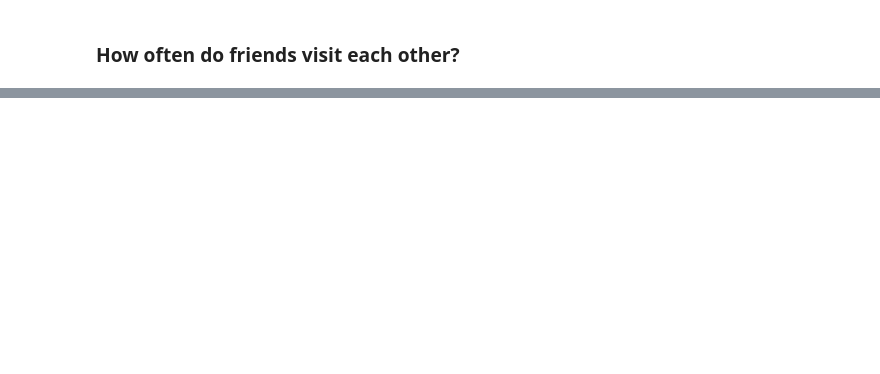
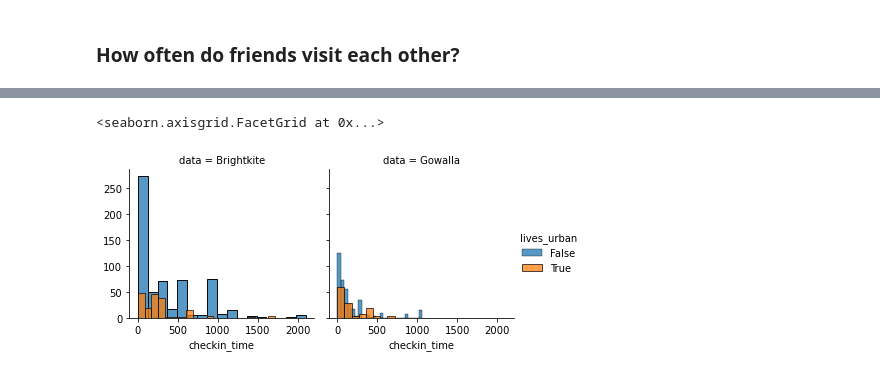
Before and after one commit to epfl-ada/ada-2020-project-milestone-p3-p3_, a Jupyter notebook: Research_question_2.ipynb, the cells around one changed output, grey strips where cells are left out. Cells and saved outputs as stored; diff of their text form; code cells hidden in the pictures; blank space fills up the shorter version.

```diff
--- a/Research_question_2.ipynb
+++ b/Research_question_2.ipynb
@@ -128,2 +155,3 @@ bk_checkins_merged.head(3)
 # %%
 B_homes = B_homes[B_homes.index.isin(bk_checkins['user_id'])]#.isin()
+G_homes = G_homes[G_homes.index.isin(gw_checkins['user_id'])]#.isin()
@@ -159,7 +158,7 @@ lives_in_city(B_homes, cities)
 # %%
-merge = B_homes.merge(cities, left_on = 'country', right_on = 'iso2')
-merge['distance_to_city'] = merge.apply(lambda row: distance((row['latitude'], row['longitude']), (row['lat'],row['lng']) ).km, axis = 1)
-lives_urban = merge.groupby("user_id").apply(lambda x: (x['distance_to_city'] < x['radius']).any()).to_frame()
-lives_urban = lives_urban.rename(columns = {0:'lives_urban'})
-homes = B_homes.merge(lives_urban, left_on = 'user_id', right_index = True)
-homes
+# Does user live in a city?
+B_merge = B_homes.merge(cities, left_on = 'country', right_on = 'iso2')
+B_merge['distance_to_city'] = B_merge.apply(lambda row: distance((row['latitude'], row['longitude']), (row['lat'],row['lng']) ).km, axis = 1)
+B_lives_urban = B_merge.groupby("user").apply(lambda x: (x['distance_to_city'] < x['radius']).any()).to_frame()
+B_lives_urban = B_lives_urban.rename(columns = {0:'lives_urban'})
+B_homes = B_homes.merge(B_lives_urban, left_on = 'user', right_index = True)
@@ -174,0 +165,13 @@ homes
+# %%
+# Does user live in a city?
+G_merge = G_homes.merge(cities, left_on = 'country', right_on = 'iso2')
+G_merge['distance_to_city'] = G_merge.apply(lambda row: distance((row['latitude'], row['longitude']), (row['lat'],row['lng']) ).km, axis = 1)
+G_lives_urban = G_merge.groupby("user").apply(lambda x: (x['distance_to_city'] < x['radius']).any()).to_frame()
+G_lives_urban = G_lives_urban.rename(columns = {0:'lives_urban'})
+G_homes = G_homes.merge(G_lives_urban, left_on = 'user', right_index = True)
+# %%
+# merge homes and check_ins
+bk_friend_city = bk_friend_visited.merge(B_homes, left_index = True, right_index = True)
+gw_friend_city = gw_friend_visited.merge(G_homes, left_index = True, right_index = True)
+bk_gw_friend_city = bk_friend_city.append(gw_friend_city)
+bk_gw_friend_city.head(3)
@@ -174,0 +186,7 @@ homes
+# %%
+g = sns.FacetGrid(bk_gw_friend_city, col="data", hue = 'lives_urban')
+g.map(sns.histplot, 'checkin_time') #,  multiple="dodge"
+g.add_legend()
+# %% [output]
+<seaborn.axisgrid.FacetGrid at 0x...>
+[figure, added]
```
Also changed, not shown: parts of 28 cells of this notebook, 3 other files.
